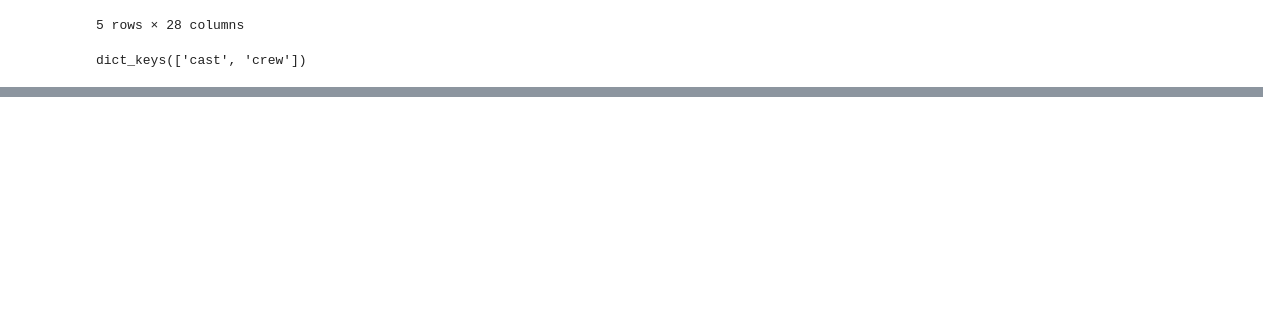
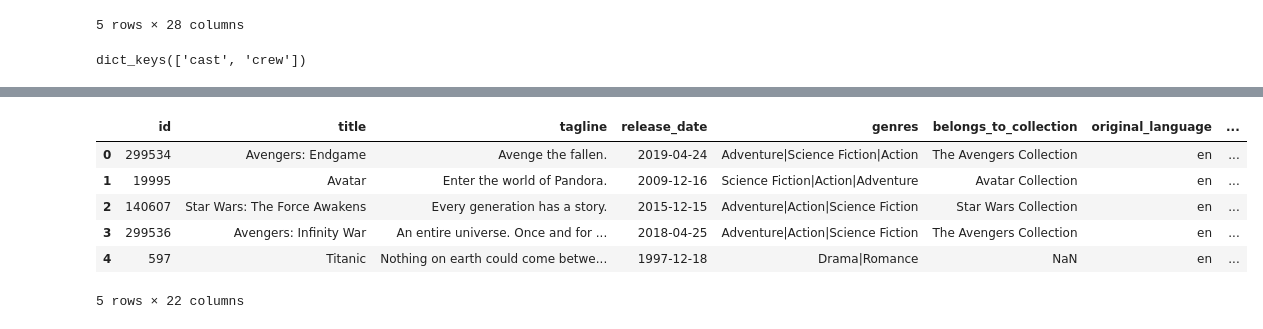
Before and after one commit to CasualLev/tmdb-movalyzer, a Jupyter notebook: notebooks/tmdb_analysis.ipynb, the cells around one changed output, grey strips where cells are left out. Saved outputs shown, nothing was run; the diff lists cells and outputs as text; code cells hidden in the pictures; blank space fills up the shorter version.

```diff
--- a/notebooks/tmdb_analysis.ipynb
+++ b/notebooks/tmdb_analysis.ipynb
@@ -147,0 +427,6 @@ dict_keys(['cast', 'crew'])
+# %%
+no_votes = df["vote_count"] == 0
+print(f"Movies with no votes: {no_votes.sum()}")
+display(df.loc[no_votes, ["title", "vote_count", "vote_average"]])
+
+df.loc[no_votes, "vote_average"] = np.nan
@@ -147,0 +438,7 @@ dict_keys(['cast', 'crew'])
+# %%
+placeholders = ["No Data", "No overview found.", "No overview", "N/A", ""]
+
+for col in ["overview", "tagline"]:
+    df[col] = df[col].str.strip().replace(placeholders, np.nan)
+
+df[["overview", "tagline"]].isna().sum()
@@ -147,0 +458,14 @@ dict_keys(['cast', 'crew'])
+# %%
+print(f"Start:                    {len(df)} rows")
+
+df = df.drop_duplicates(subset="id")
+print(f"After removing duplicates: {len(df)} rows")
+
+df = df.dropna(subset=["id", "title"])
+print(f"After requiring id/title:  {len(df)} rows")
+
+df = df.dropna(thresh=10)
+print(f"After ≥10 non-NaN values:  {len(df)} rows")
+
+df = df[df["status"] == "Released"].drop(columns="status")
+print(f"After keeping Released:    {len(df)} rows")
@@ -147,0 +484,18 @@ dict_keys(['cast', 'crew'])
+# %%
+final_columns = [
+    "id", "title", "tagline", "release_date", "genres", "belongs_to_collection",
+    "original_language", "budget_musd", "revenue_musd", "production_companies",
+    "production_countries", "vote_count", "vote_average", "popularity", "runtime",
+    "overview", "spoken_languages", "poster_path", "cast", "cast_size", "director", "crew_size"
+]
+
+df = df[final_columns].reset_index(drop=True)
+df.head()
+# %% [output]
+|  | id | title | tagline | release_date | genres | belongs_to_collection | original_language | ... |
+| 0 | 299534 | Avengers: Endgame | Avenge the fallen. | 2019-04-24 | Adventure|Science Fiction|Action | The Avengers Collection | en | ... |
+| 1 | 19995 | Avatar | Enter the world of Pandora. | 2009-12-16 | Science Fiction|Action|Adventure | Avatar Collection | en | ... |
+| 2 | 140607 | Star Wars: The Force Awakens | Every generation has a story. | 2015-12-15 | Adventure|Action|Science Fiction | Star Wars Collection | en | ... |
+| 3 | 299536 | Avengers: Infinity War | An entire universe. Once and for ... | 2018-04-25 | Adventure|Action|Science Fiction | The Avengers Collection | en | ... |
+| 4 | 597 | Titanic | Nothing on earth could come betwe... | 1997-12-18 | Drama|Romance | NaN | en | ... |
+5 rows × 22 columns
```
Also changed, not shown: parts of 28 cells of this notebook, 1 other file.
